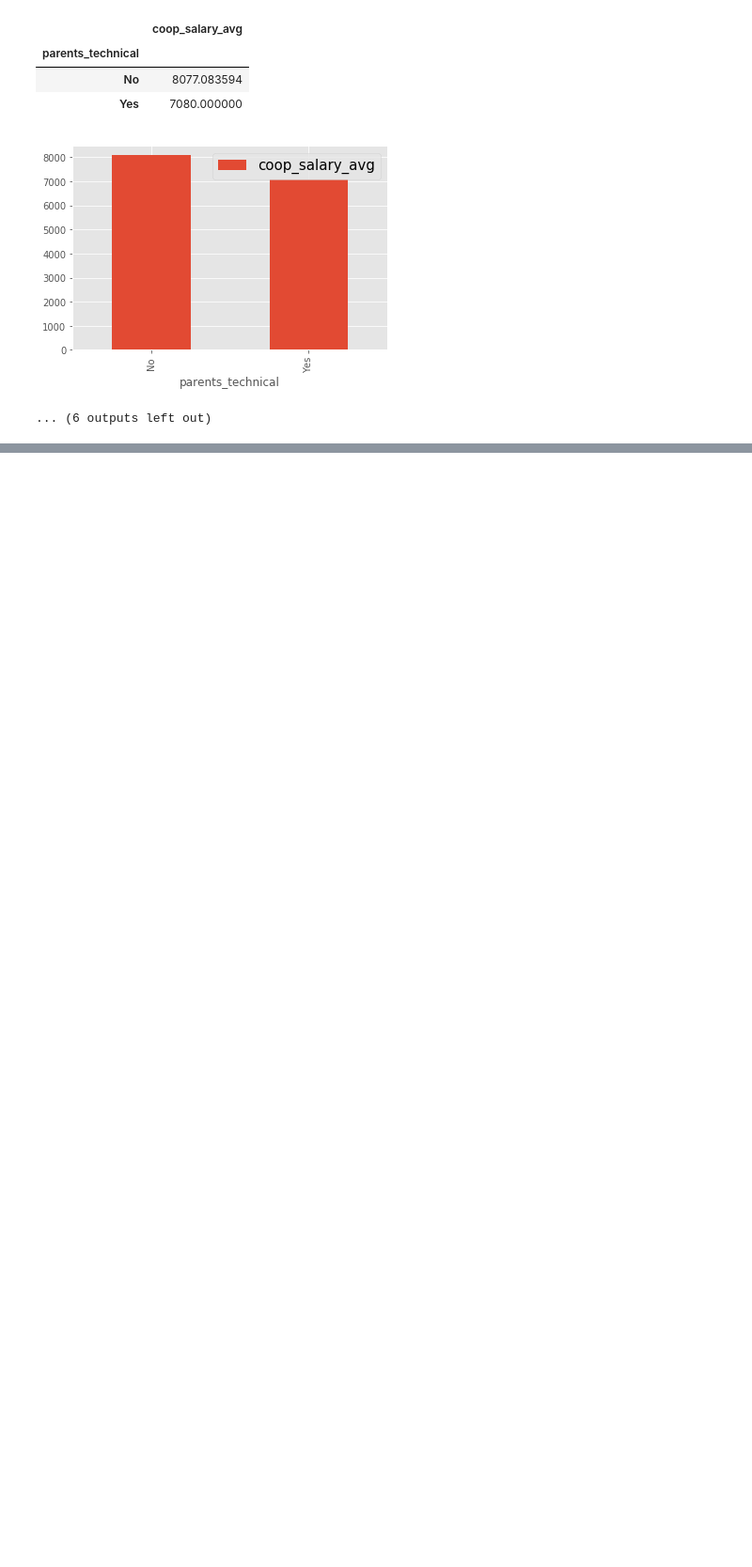
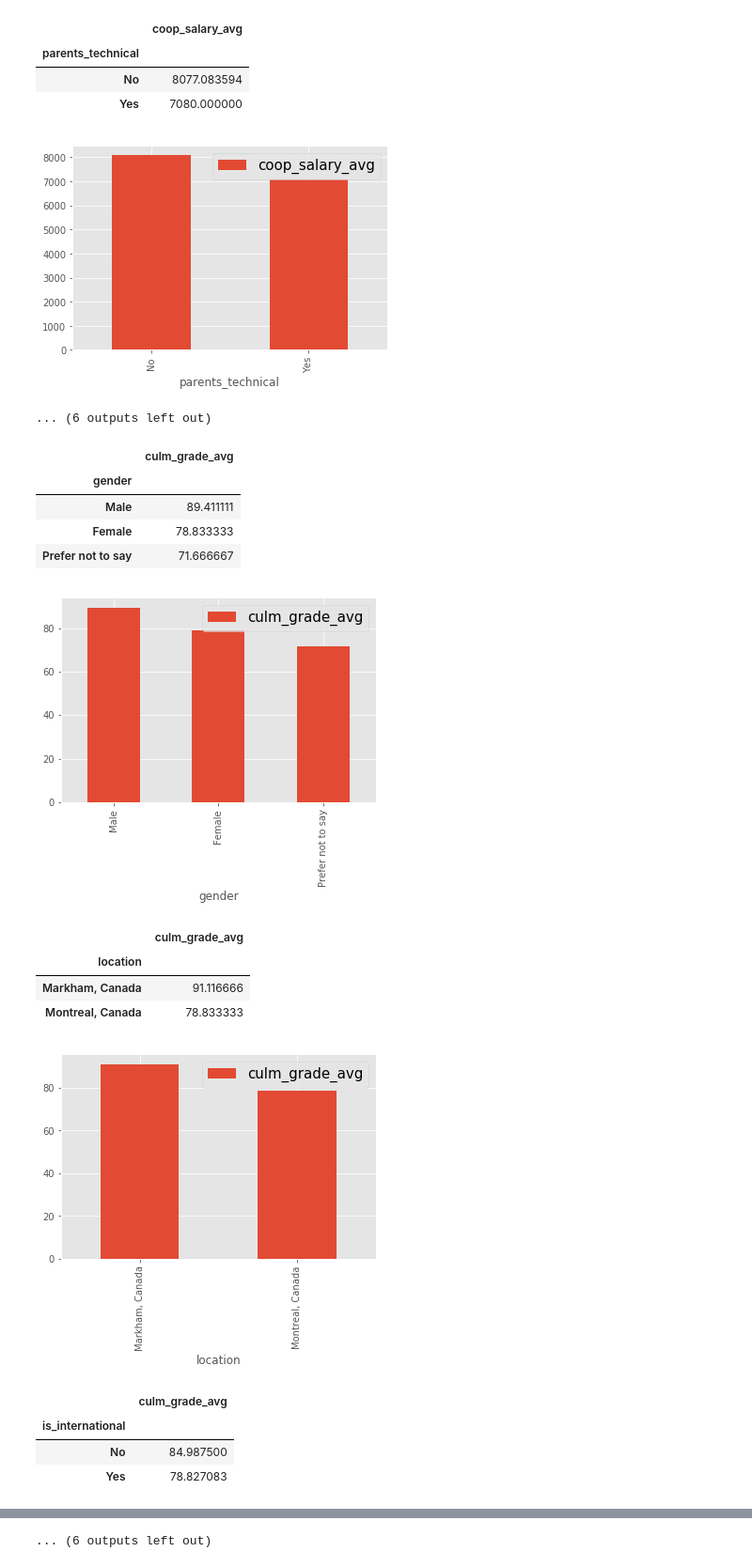
Before and after one commit to se2018/class-profile, a Jupyter notebook: analyses/Background Analysis.ipynb, the cells around one changed output, grey strips where cells are left out. Shown: that part at 94% size. Cells and saved outputs as stored; diff of their text form; code cells hidden in the pictures; blank space fills up the shorter version.

Commit message:
Added correlations with culm grade avgs

```diff
--- a/analyses/Background Analysis.ipynb
+++ b/analyses/Background Analysis.ipynb
@@ -29,7 +29,7 @@ parents_edu_order = ['Did not complete high school', 'High school', 'Some postse
                           'Postsecondary diploma (e.g. college)', 'Bachelor\'s',
                           'Master\'s/Professional (MD, MBA, etc)', 'Doctorate']
 family_income_order = ['0-50k', '50k-100k', '100k-150k', '150k-200k', '200k-250k', '>250k']
-rounded_admission_avg_order = [i for i in range(70, 100)]
+rounded_admission_avg_order = [i for i in range(70, 101)]
 # %%
 def bar_chart(col, order=None):
     if order:
@@ -40,38 +40,45 @@ def bar_chart(col, order=None):
     results.plot(kind='bar')
     plt.show()
 
-def bar_chart_vs_salary(col, order=None):
+def bar_chart_x_vs_y(x, y, order=None):
     if order:
-        results = df[[col, 'coop_salary_avg']].groupby(col).mean().reindex(order)
+        results = df[[x, y]].groupby(x).mean().reindex(order)
     else:
-        results = df[[col, 'coop_salary_avg']].groupby(col).mean().sort_values('coop_salary_avg', ascending=False)
+        results = df[[x, y]].groupby(x).mean().sort_values(y, ascending=False)
     display(results)
     results.plot(kind='bar')
     plt.show()
 
-def bar_chart_percentile_vs_salary(col, num_percentiles=10):
+def bar_chart_percentile_x_vs_y(col, y, num_percentiles=10):
     percentiles = np.linspace(0, 1, num=num_percentiles + 1)
 
     # drop first percentile because we'll check if less than than that value
     percentile_values = list(df[col].quantile(percentiles))[1:]
-    percentiles = [int(100 * x) for x in percentiles[1:]]
+    percentiles = [int(100 * p) for p in percentiles[1:]]
 
     # copy df because we're going to add a temp column
-    d = df[[col, 'coop_salary_avg']]
+    d = df[[col, y]].copy()
 
     def get_percentile(x):
         for percentile, percentile_value in zip(percentiles, percentile_values):
             if x <= percentile_value:
                 return percentile
 
+    def get_percentile_value(x):
+        for percentile, percentile_value in zip(percentiles, percentile_values):
+            if x <= percentile_value:
+                return percentile_value
+
     # create new percentile column
     percentile_col = col + '_percentile'
-    df[percentile_col] = df[col].apply(get_percentile)
+    percentile_value_col = col + '_percentile_value'
+    d[percentile_col] = d[col].apply(get_percentile)
+    d[percentile_value_col] = d[col].apply(get_percentile_value)
 
     # generate results
-    results = df[[percentile_col, 'coop_salary_avg']].groupby(percentile_col).mean().reindex(percentiles)
+    results = d[[percentile_col, percentile_value_col, y]].groupby(percentile_col).mean().reindex(percentiles)
     display(results)
-    results.plot(kind='bar')
+    results.plot(kind='bar', x=percentile_value_col, y=y)
     plt.show()
 # %% [markdown]
 ## Analysis
@@ -176,3 +183,29 @@ bar_chart_percentile_vs_salary('admission_avg')
 | Yes | 7080.000000 |
 [figure]
 ... (6 outputs left out)
+# %%
+bar_chart_x_vs_y('gender', 'culm_grade_avg')
+bar_chart_x_vs_y('location', 'culm_grade_avg')
+bar_chart_x_vs_y('is_international', 'culm_grade_avg')
+bar_chart_x_vs_y('ethnicity', 'culm_grade_avg')
+bar_chart_x_vs_y('parents_edu', 'culm_grade_avg', parents_edu_order)
+bar_chart_x_vs_y('parents_technical', 'culm_grade_avg')
+bar_chart_x_vs_y('family_income', 'culm_grade_avg', family_income_order)
+bar_chart_x_vs_y('rounded_admission_avg', 'culm_grade_avg', rounded_admission_avg_order)
+bar_chart_percentile_x_vs_y('admission_avg', 'culm_grade_avg')
+# %% [output]
+|  | culm_grade_avg |
+| gender |  |
+| Male | 89.411111 |
+| Female | 78.833333 |
+| Prefer not to say | 71.666667 |
+[figure, added]
+|  | culm_grade_avg |
+| location |  |
+| Markham, Canada | 91.116666 |
+| Montreal, Canada | 78.833333 |
+[figure, added]
+|  | culm_grade_avg |
+| is_international |  |
+| No | 84.987500 |
+| Yes | 78.827083 |
@@ -178,0 +234 @@ bar_chart_percentile_vs_salary('admission_avg')
+... (6 outputs left out)
```
Also changed, not shown: parts of 2 cells of this notebook, 4 other files.
